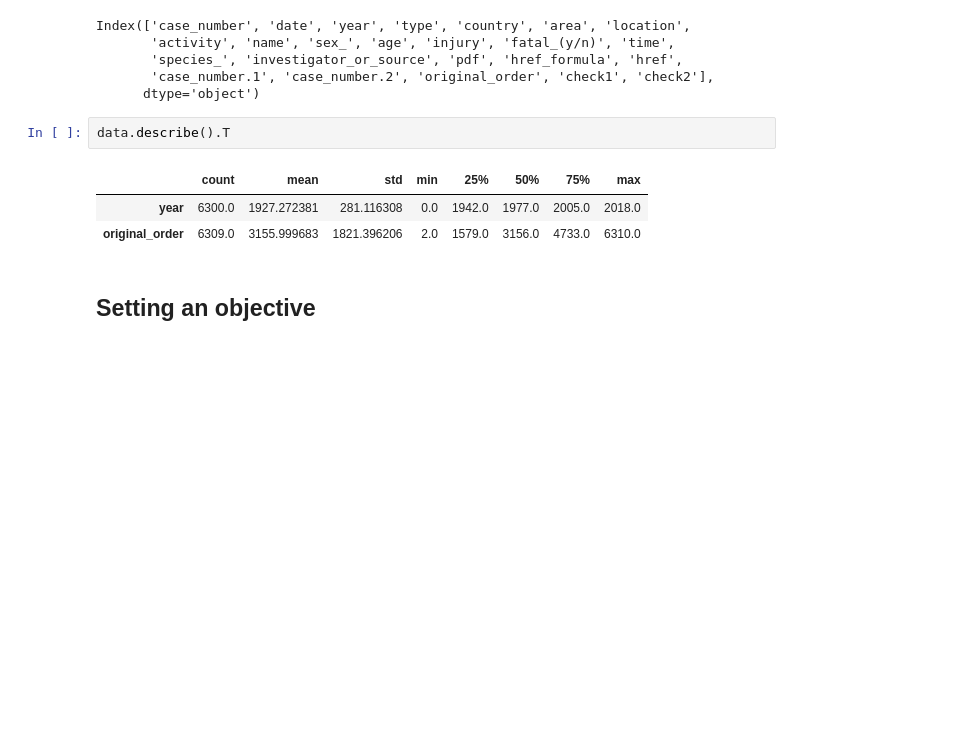
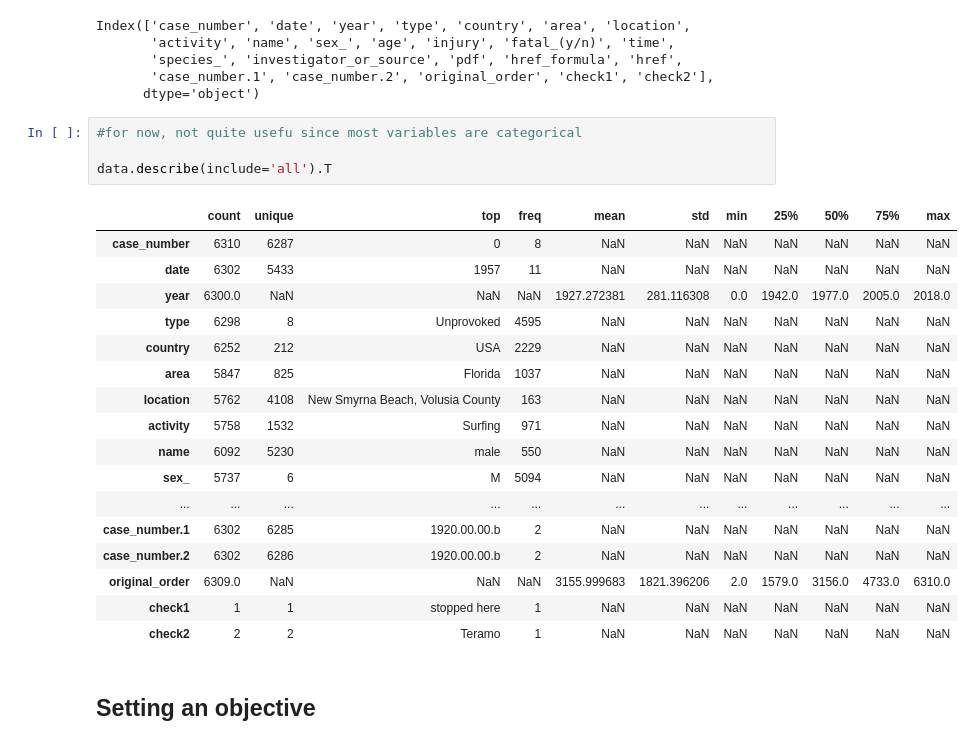
Before and after one commit to cristianecarneiro/data-cleaning-pandas, a Jupyter notebook: 1_src/clean.ipynb, the cells around one changed output. Saved outputs shown, nothing was run; the diff lists cells and outputs as text; blank space fills up the shorter version.

```diff
--- a/1_src/clean.ipynb
+++ b/1_src/clean.ipynb
@@ -182,12 +178,28 @@ Index(['case_number', 'date', 'year', 'type', 'country', 'area', 'location',
        'species_', 'investigator_or_source', 'pdf', 'href_formula', 'href',
        'case_number.1', 'case_number.2', 'original_order', 'check1', 'check2'],
       dtype='object')
-# %%
-data.describe().T
-# %% [output]
-|  | count | mean | std | min | 25% | 50% | 75% | max |
-| year | 6300.0 | 1927.272381 | 281.116308 | 0.0 | 1942.0 | 1977.0 | 2005.0 | 2018.0 |
-| original_order | 6309.0 | 3155.999683 | 1821.396206 | 2.0 | 1579.0 | 3156.0 | 4733.0 | 6310.0 |
+# %%
+#for now, not quite usefu since most variables are categorical
+
+data.describe(include='all').T
+# %% [output]
+|  | count | unique | top | freq | mean | std | min | 25% | 50% | 75% | max |
+| case_number | 6310 | 6287 | 0 | 8 | NaN | NaN | NaN | NaN | NaN | NaN | NaN |
+| date | 6302 | 5433 | 1957 | 11 | NaN | NaN | NaN | NaN | NaN | NaN | NaN |
+| year | 6300.0 | NaN | NaN | NaN | 1927.272381 | 281.116308 | 0.0 | 1942.0 | 1977.0 | 2005.0 | 2018.0 |
+| type | 6298 | 8 | Unprovoked | 4595 | NaN | NaN | NaN | NaN | NaN | NaN | NaN |
+| country | 6252 | 212 | USA | 2229 | NaN | NaN | NaN | NaN | NaN | NaN | NaN |
+| area | 5847 | 825 | Florida | 1037 | NaN | NaN | NaN | NaN | NaN | NaN | NaN |
+| location | 5762 | 4108 | New Smyrna Beach, Volusia County | 163 | NaN | NaN | NaN | NaN | NaN | NaN | NaN |
+| activity | 5758 | 1532 | Surfing | 971 | NaN | NaN | NaN | NaN | NaN | NaN | NaN |
+| name | 6092 | 5230 | male | 550 | NaN | NaN | NaN | NaN | NaN | NaN | NaN |
+| sex_ | 5737 | 6 | M | 5094 | NaN | NaN | NaN | NaN | NaN | NaN | NaN |
+| ... | ... | ... | ... | ... | ... | ... | ... | ... | ... | ... | ... |
+| case_number.1 | 6302 | 6285 | 1920.00.00.b | 2 | NaN | NaN | NaN | NaN | NaN | NaN | NaN |
+| case_number.2 | 6302 | 6286 | 1920.00.00.b | 2 | NaN | NaN | NaN | NaN | NaN | NaN | NaN |
+| original_order | 6309.0 | NaN | NaN | NaN | 3155.999683 | 1821.396206 | 2.0 | 1579.0 | 3156.0 | 4733.0 | 6310.0 |
+| check1 | 1 | 1 | stopped here | 1 | NaN | NaN | NaN | NaN | NaN | NaN | NaN |
+| check2 | 2 | 2 | Teramo | 1 | NaN | NaN | NaN | NaN | NaN | NaN | NaN |
 # %% [markdown]
 ## Setting an objective
 # %% [markdown]
```
Also changed, not shown: parts of 50 cells of this notebook.
